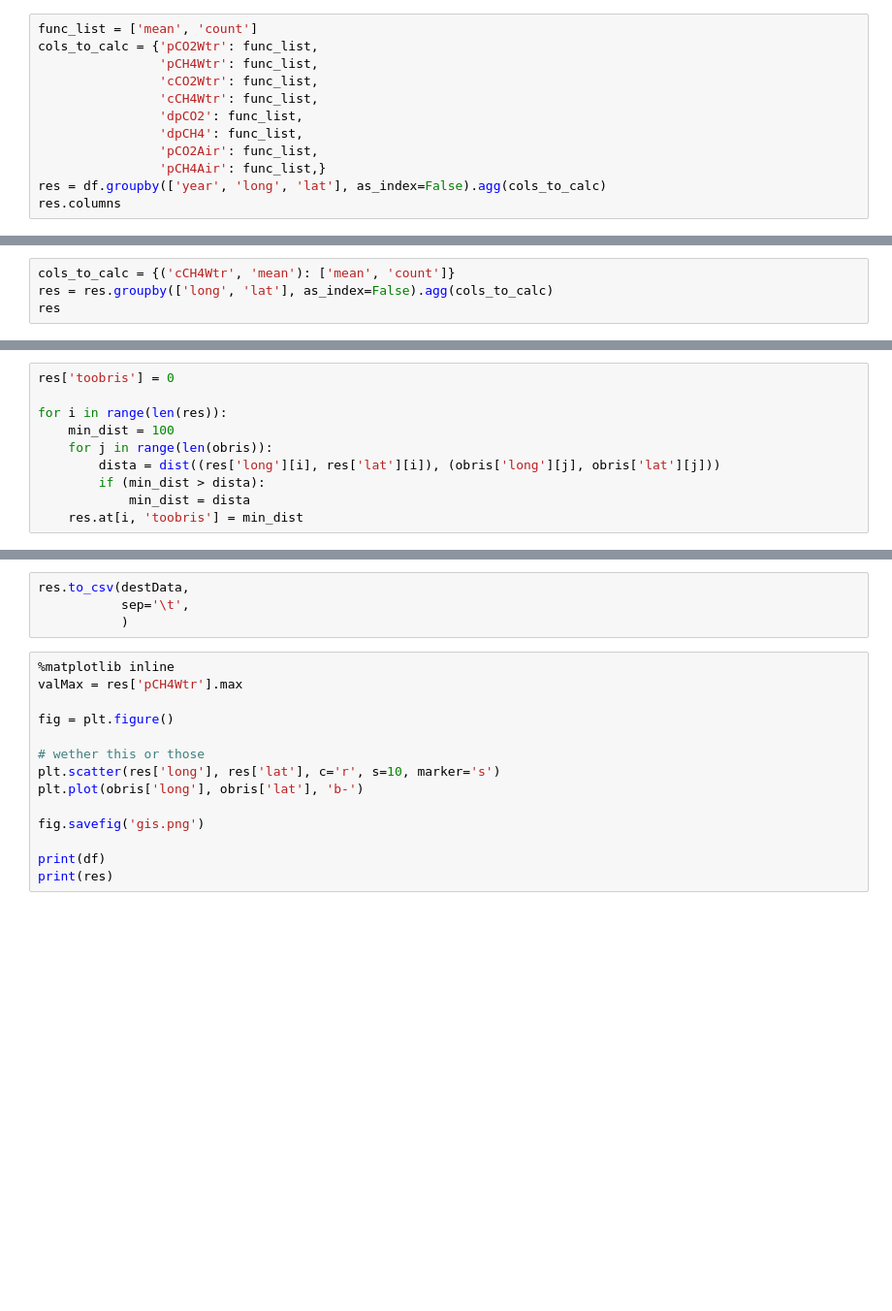
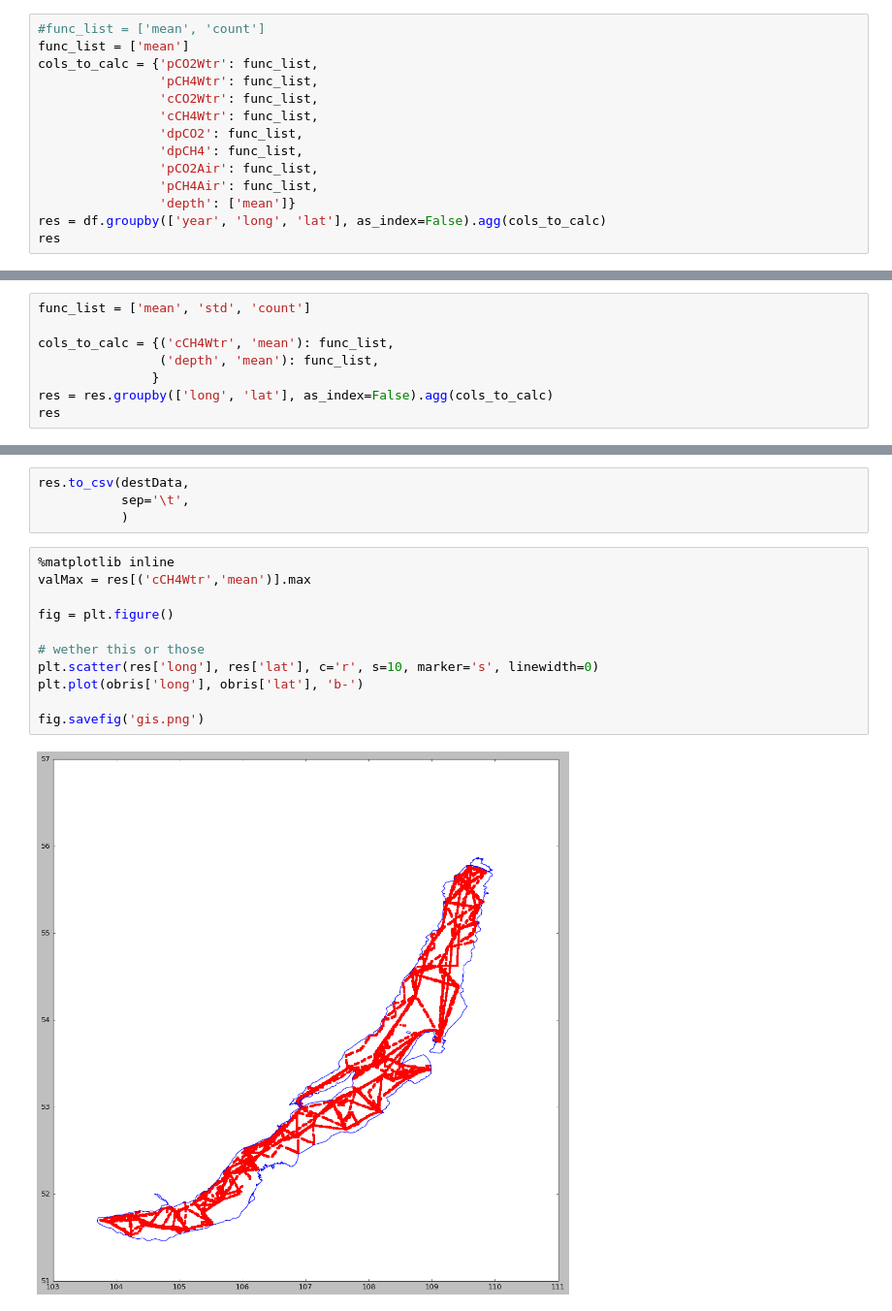
Before and after one commit to pestunov/BaikalDataHandler, a Jupyter notebook: AllSea.ipynb, the cells around one changed output, grey strips where cells are left out. Shown at 97% size. Cells and saved outputs as stored; diff of their text form; blank space fills up the shorter version.

```diff
--- a/AllSea.ipynb
+++ b/AllSea.ipynb
@@ -111,7 +199,8 @@ df['long'] = (df['Longitude']/longStep).round()*longStep
 df['lat'] = (df['Latitude']/latStep).round()*latStep
 df['year'] = df['DateTime'].dt.year
 # %%
-func_list = ['mean', 'count']
+#func_list = ['mean', 'count']
+func_list = ['mean']
 cols_to_calc = {'pCO2Wtr': func_list,
                 'pCH4Wtr': func_list,
                 'cCO2Wtr': func_list,
@@ -119,6 +208,7 @@ cols_to_calc = {'pCO2Wtr': func_list,
                 'dpCO2': func_list,
                 'dpCH4': func_list,
                 'pCO2Air': func_list,
-                'pCH4Air': func_list,}
+                'pCH4Air': func_list,
+                'depth': ['mean']}
 res = df.groupby(['year', 'long', 'lat'], as_index=False).agg(cols_to_calc)
-res.columns
+res
@@ -125,4 +246,8 @@ res.columns
 # %%
-cols_to_calc = {('cCH4Wtr', 'mean'): ['mean', 'count']}
+func_list = ['mean', 'std', 'count']
+
+cols_to_calc = {('cCH4Wtr', 'mean'): func_list,
+                ('depth', 'mean'): func_list,
+               }
 res = res.groupby(['long', 'lat'], as_index=False).agg(cols_to_calc)
 res
@@ -134,10 +269,0 @@ for yr in range(2013, 2024):
-# %%
-res['toobris'] = 0
-
-for i in range(len(res)):
-    min_dist = 100
-    for j in range(len(obris)):
-        dista = dist((res['long'][i], res['lat'][i]), (obris['long'][j], obris['lat'][j]))
-        if (min_dist > dista):
-            min_dist = dista
-    res.at[i, 'toobris'] = min_dist
@@ -147,15 +283,14 @@ res.to_csv(destData,
            )
 # %%
 %matplotlib inline
-valMax = res['pCH4Wtr'].max
+valMax = res[('cCH4Wtr','mean')].max
 
 fig = plt.figure()
 
 # wether this or those
-plt.scatter(res['long'], res['lat'], c='r', s=10, marker='s')
+plt.scatter(res['long'], res['lat'], c='r', s=10, marker='s', linewidth=0)
 plt.plot(obris['long'], obris['lat'], 'b-')
 
 fig.savefig('gis.png')
-
-print(df)
-print(res)
+# %% [output]
+[figure, added]
```
Also changed, not shown: parts of 26 cells of this notebook.
